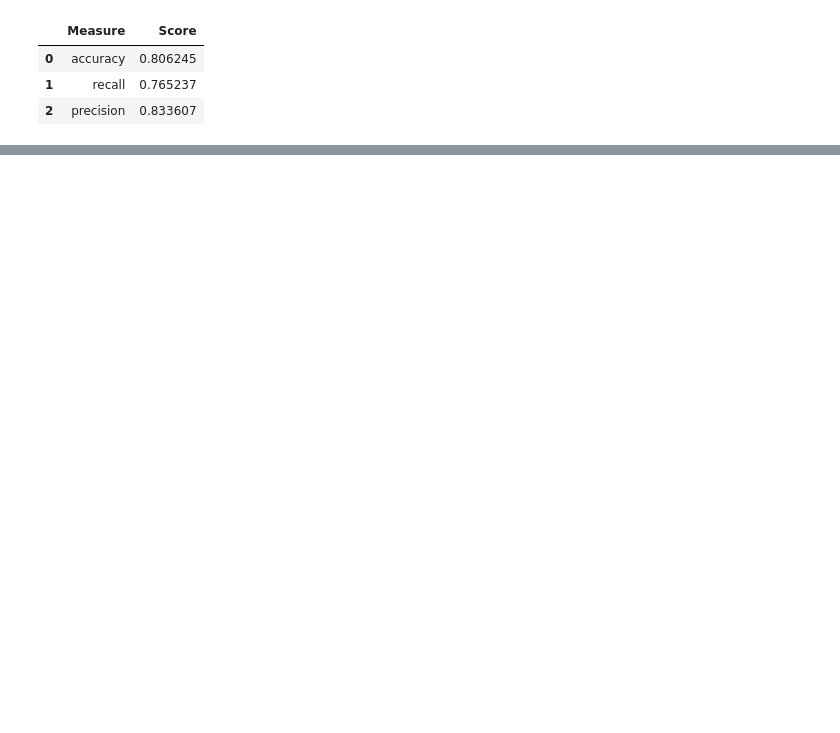
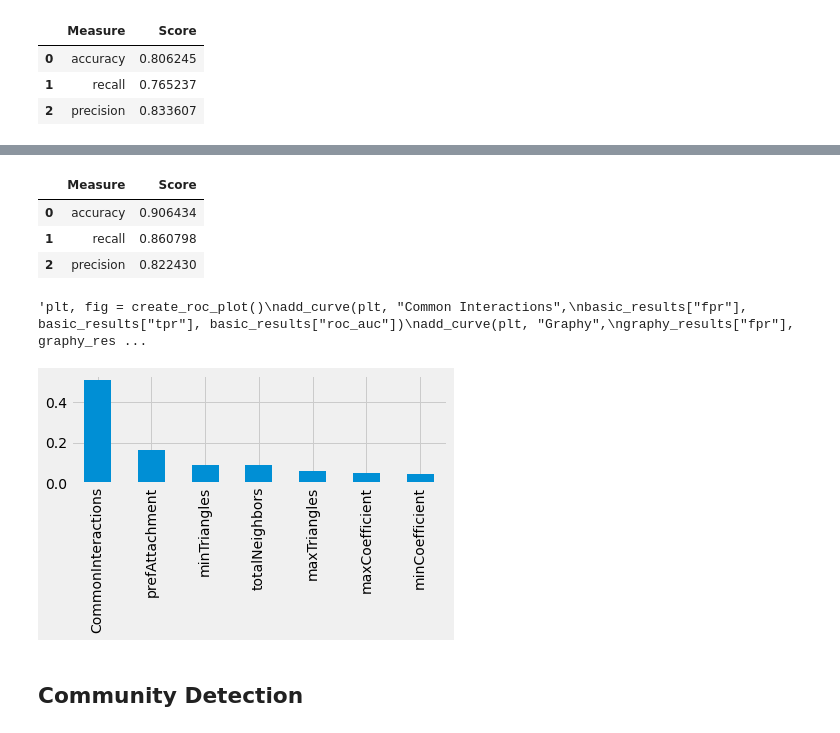
Before and after one commit to piromagnus/network_got, a Jupyter notebook: Lpred.ipynb, the cells around one changed output, grey strips where cells are left out. Saved outputs shown, nothing was run; the diff lists cells and outputs as text; code cells hidden in the pictures; blank space fills up the shorter version.

```diff
--- a/Lpred.ipynb
+++ b/Lpred.ipynb
@@ -255,3 +377,9 @@ plt.show()
 |    min|                 0|                1|                 1|
 |    max|                14|             2190|               102|
 +-------+------------------+-----------------+------------------+
+# %%
+fields = ["CommonInteractions", "prefAttachment", "totalNeighbors"]
+graphy_model = train_model(fields, training_data)
+
+graphy_results = evaluate_model(graphy_model, test_data)
+display_results(graphy_results)
@@ -312,0 +475,28 @@ ModuleNotFoundError: No module named 'spark_tree_plotting'
+# %%
+def apply_triangles_features(data, triangles_prop, coefficient_prop):
+    query = """
+    UNWIND $pairs AS pair
+    MATCH (p1) WHERE id(p1) = pair.node1
+    MATCH (p2) WHERE id(p2) = pair.node2
+    RETURN pair.node1 AS node1,
+            pair.node2 AS node2,
+            apoc.coll.min([p1[$trianglesProp], p2[$trianglesProp]])
+            AS minTriangles,
+            apoc.coll.max([p1[$trianglesProp], p2[$trianglesProp]])
+            AS maxTriangles,
+            apoc.coll.min([p1[$coefficientProp], p2[$coefficientProp]])
+            AS minCoefficient,
+            apoc.coll.max([p1[$coefficientProp], p2[$coefficientProp]])
+            AS maxCoefficient
+    """
+    params = {
+        "pairs": [{"node1": row["node1"], "node2": row["node2"]}
+                            for row in data.collect()],
+        "trianglesProp": triangles_prop,
+        "coefficientProp": coefficient_prop
+    }
+    features = spark.createDataFrame(graph.run(query, params).to_data_frame())
+    return data.join(features, ["node1", "node2"])
+
+training_data = apply_triangles_features(training_data, "trianglesTrain", "coefficientTrain")
+test_data = apply_triangles_features(test_data, "trianglesTest", "coefficientTest")
@@ -312,0 +534,32 @@ ModuleNotFoundError: No module named 'spark_tree_plotting'
+# %%
+fields = ["CommonInteractions", "prefAttachment", "totalNeighbors",
+            "minTriangles", "maxTriangles", "minCoefficient", "maxCoefficient"]
+triangle_model = train_model(fields, training_data)
+triangle_results = evaluate_model(triangle_model, test_data)
+display_results(triangle_results)
+# %% [output]
+|  | Measure | Score |
+| 0 | accuracy | 0.906434 |
+| 1 | recall | 0.860798 |
+| 2 | precision | 0.822430 |
+# %%
+plt, fig = create_roc_plot()
+add_curve(plt, "Common Interactions",
+basic_results["fpr"], basic_results["tpr"], basic_results["roc_auc"])
+add_curve(plt, "Graphy",
+graphy_results["fpr"], graphy_results["tpr"],
+graphy_results["roc_auc"])
+add_curve(plt, "Triangles",
+triangle_results["fpr"], triangle_results["tpr"],
+triangle_results["roc_auc"])
+plt.legend(loc='lower right')
+plt.show()
+# %% [output]
+'plt, fig = create_roc_plot()\nadd_curve(plt, "Common Interactions",\nbasic_results["fpr"], basic_results["tpr"], basic_results["roc_auc"])\nadd_curve(plt, "Graphy",\ngraphy_results["fpr"], graphy_res ...
+# %%
+rf_model = triangle_model.stages[-1]
+plot_feature_importance(fields, rf_model.featureImportances)
+# %% [output]
+[figure, added]
+# %% [markdown]
+## Community Detection
```
Also changed, not shown: parts of 42 cells of this notebook, 6 other files.
